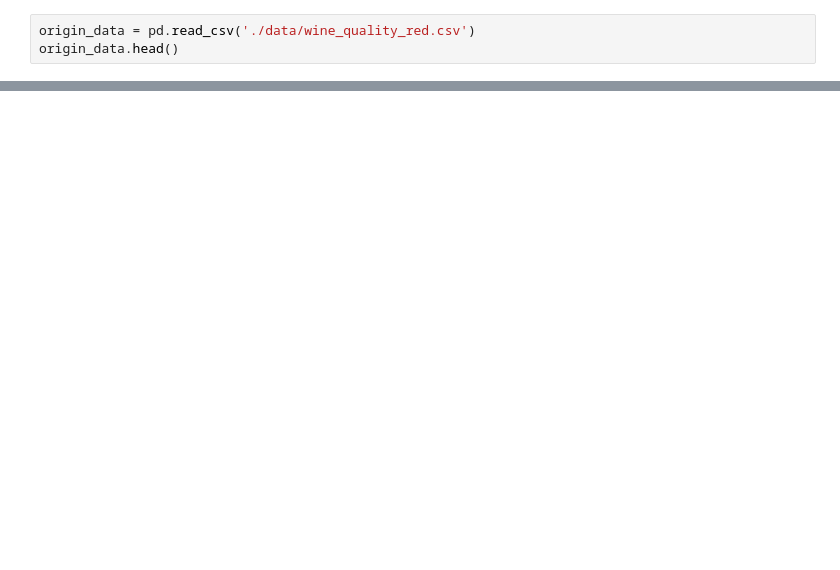
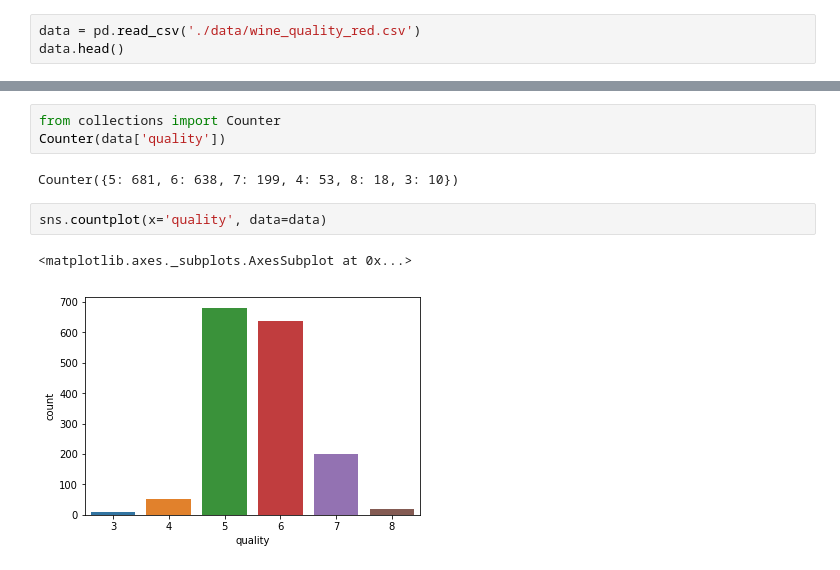
Before and after one commit to wonbae/wine-quality-sales, a Jupyter notebook: RedWine-analysis2.ipynb, the cells around one changed output, grey strips where cells are left out. Saved outputs shown, nothing was run; the diff lists cells and outputs as text; blank space fills up the shorter version.

```diff
--- a/RedWine-analysis2.ipynb
+++ b/RedWine-analysis2.ipynb
@@ -26,3 +27,3 @@ warnings.filterwarnings('ignore')
 # %%
-origin_data = pd.read_csv('./data/wine_quality_red.csv')
-origin_data.head()
+data = pd.read_csv('./data/wine_quality_red.csv')
+data.head()
@@ -28,0 +93,10 @@ origin_data.head()
+# %%
+from collections import Counter
+Counter(data['quality'])
+# %% [output]
+Counter({5: 681, 6: 638, 7: 199, 4: 53, 8: 18, 3: 10})
+# %%
+sns.countplot(x='quality', data=data)
+# %% [output]
+<matplotlib.axes._subplots.AxesSubplot at 0x...>
+[figure, added]
```
Also changed, not shown: parts of 71 cells of this notebook.
